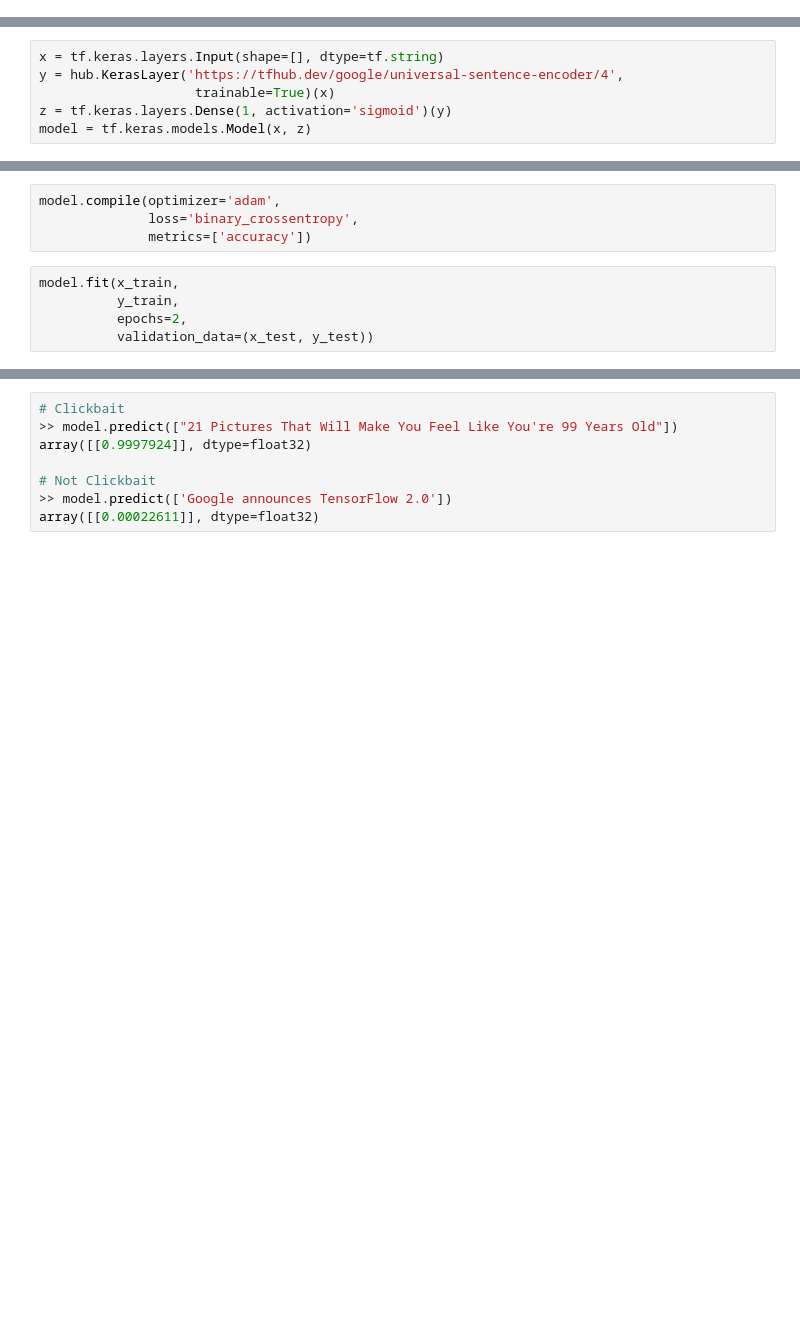
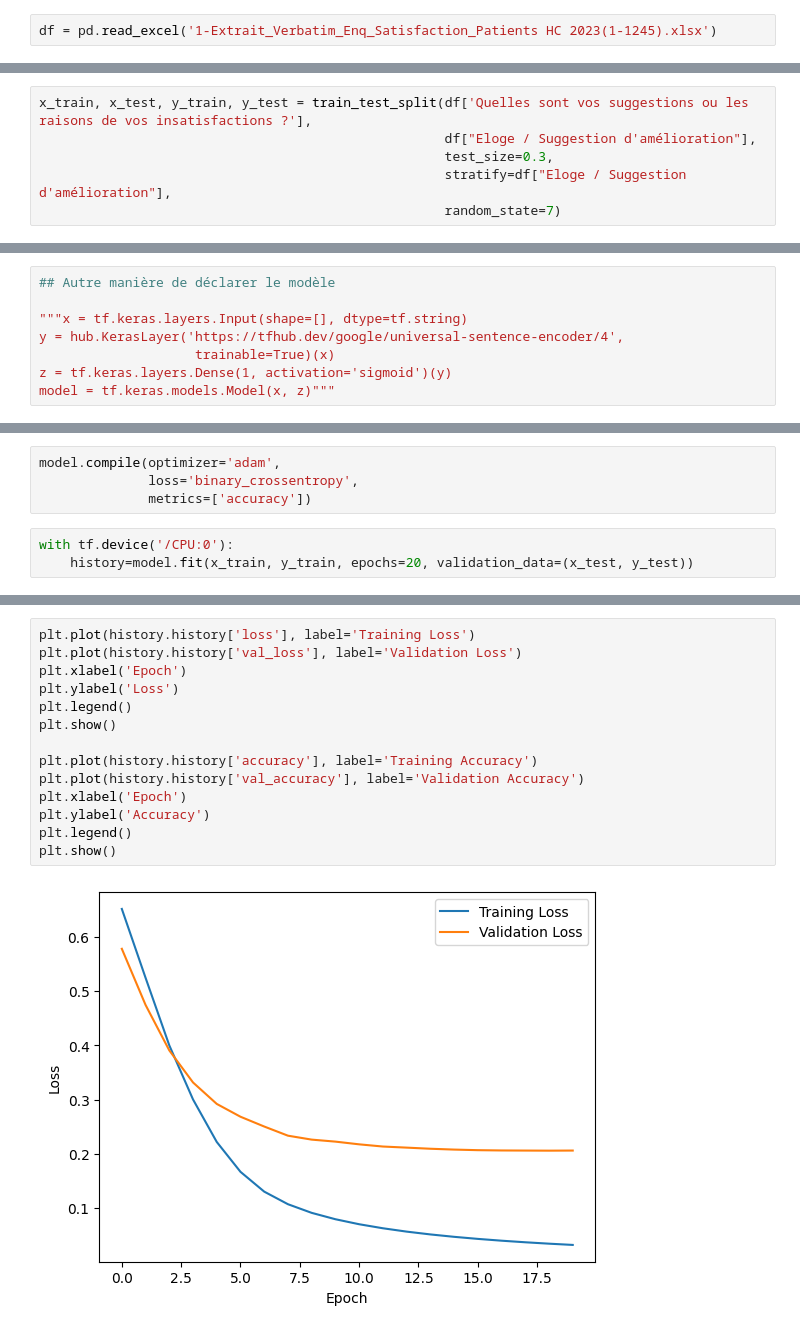
Before and after one commit to AurelienCD/Qualit-IA, a Jupyter notebook: NLP_Qualit-IA.ipynb, the cells around one changed output, grey strips where cells are left out. Drawn from its saved outputs; the diff is of its cells as text; blank space fills up the shorter version.

```diff
--- a/NLP_Qualit-IA.ipynb
+++ b/NLP_Qualit-IA.ipynb
@@ -11,0 +28,2 @@ x_train, x_test, y_train, y_test = train_test_split(df['title'],
+# %%
+df = pd.read_excel('1-Extrait_Verbatim_Enq_Satisfaction_Patients HC 2023(1-1245).xlsx')
@@ -12 +48,7 @@ x_train, x_test, y_train, y_test = train_test_split(df['title'],
+# %%
+x_train, x_test, y_train, y_test = train_test_split(df['Quelles sont vos suggestions ou les raisons de vos insatisfactions ?'],
+                                                    df["Eloge / Suggestion d'amélioration"],
+                                                    test_size=0.3,
+                                                    stratify=df["Eloge / Suggestion d'amélioration"],
+                                                    random_state=7)
 # %%
@@ -30,10 +106,12 @@ model.add(hub.KerasLayer('https://tfhub.dev/google/universal-sentence-encoder/4'
 # %%
 model.add(tf.keras.layers.Dense(1, activation='sigmoid'))
 # %%
-x = tf.keras.layers.Input(shape=[], dtype=tf.string)
+## Autre manière de déclarer le modèle
+
+"""x = tf.keras.layers.Input(shape=[], dtype=tf.string)
 y = hub.KerasLayer('https://tfhub.dev/google/universal-sentence-encoder/4',
                     trainable=True)(x)
 z = tf.keras.layers.Dense(1, activation='sigmoid')(y)
-model = tf.keras.models.Model(x, z)
+model = tf.keras.models.Model(x, z)"""
 # %%
 model.summary()
@@ -42,7 +134,5 @@ model.compile(optimizer='adam',
               loss='binary_crossentropy',
               metrics=['accuracy'])
 # %%
-model.fit(x_train,
-          y_train,
-          epochs=2,
-          validation_data=(x_test, y_test))
+with tf.device('/CPU:0'):
+    history=model.fit(x_train, y_train, epochs=20, validation_data=(x_test, y_test))
@@ -49,8 +157,16 @@ model.fit(x_train,
-# %%
-# Clickbait
->> model.predict(["21 Pictures That Will Make You Feel Like You're 99 Years Old"])
-array([[0.9997924]], dtype=float32)
-
-# Not Clickbait
->> model.predict(['Google announces TensorFlow 2.0'])
-array([[0.00022611]], dtype=float32)
+# %%
+plt.plot(history.history['loss'], label='Training Loss')
+plt.plot(history.history['val_loss'], label='Validation Loss')
+plt.xlabel('Epoch')
+plt.ylabel('Loss')
+plt.legend()
+plt.show()
+
+plt.plot(history.history['accuracy'], label='Training Accuracy')
+plt.plot(history.history['val_accuracy'], label='Validation Accuracy')
+plt.xlabel('Epoch')
+plt.ylabel('Accuracy')
+plt.legend()
+plt.show()
+# %% [output]
+[figure, added]
```
Also changed, not shown: parts of 39 cells of this notebook.
